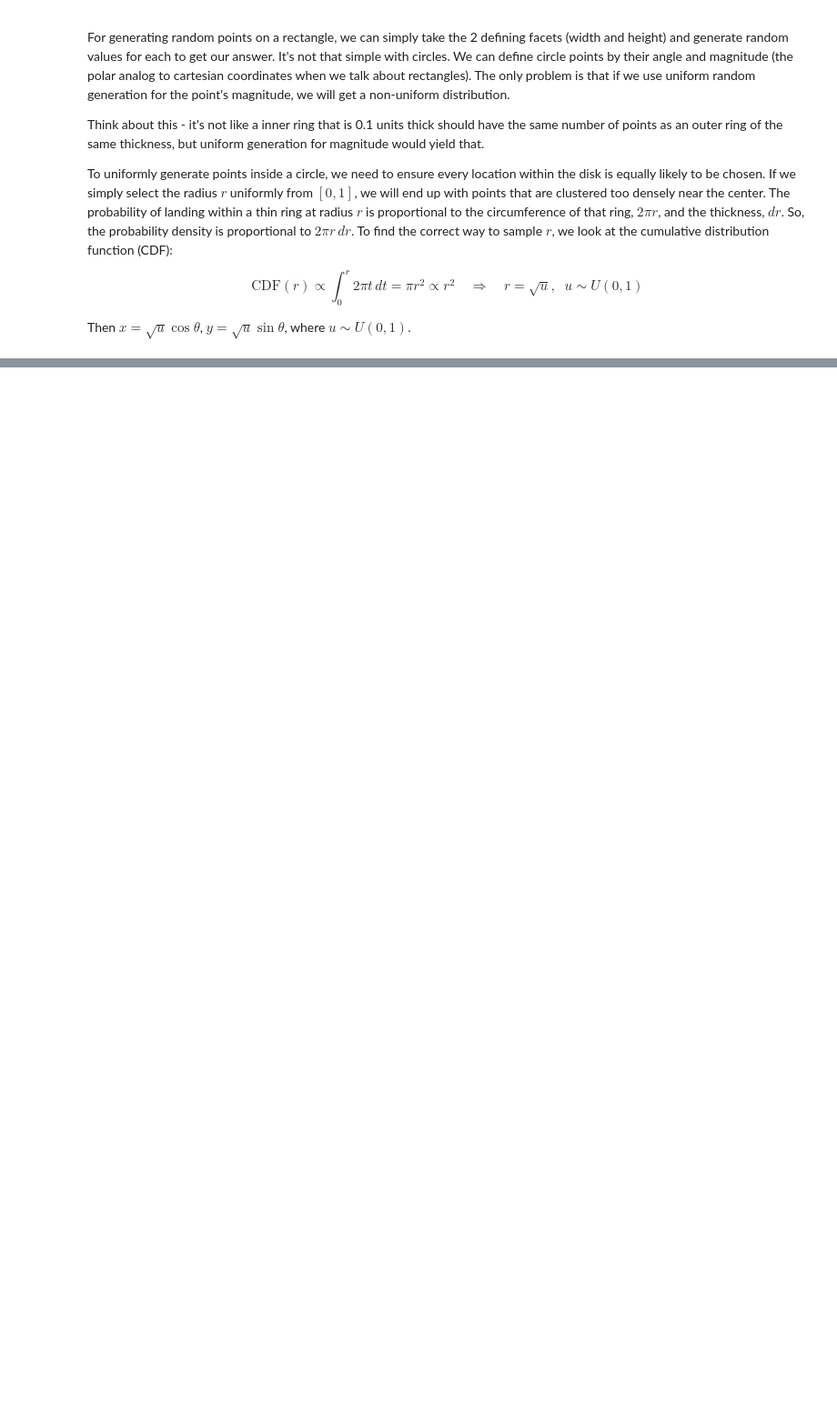
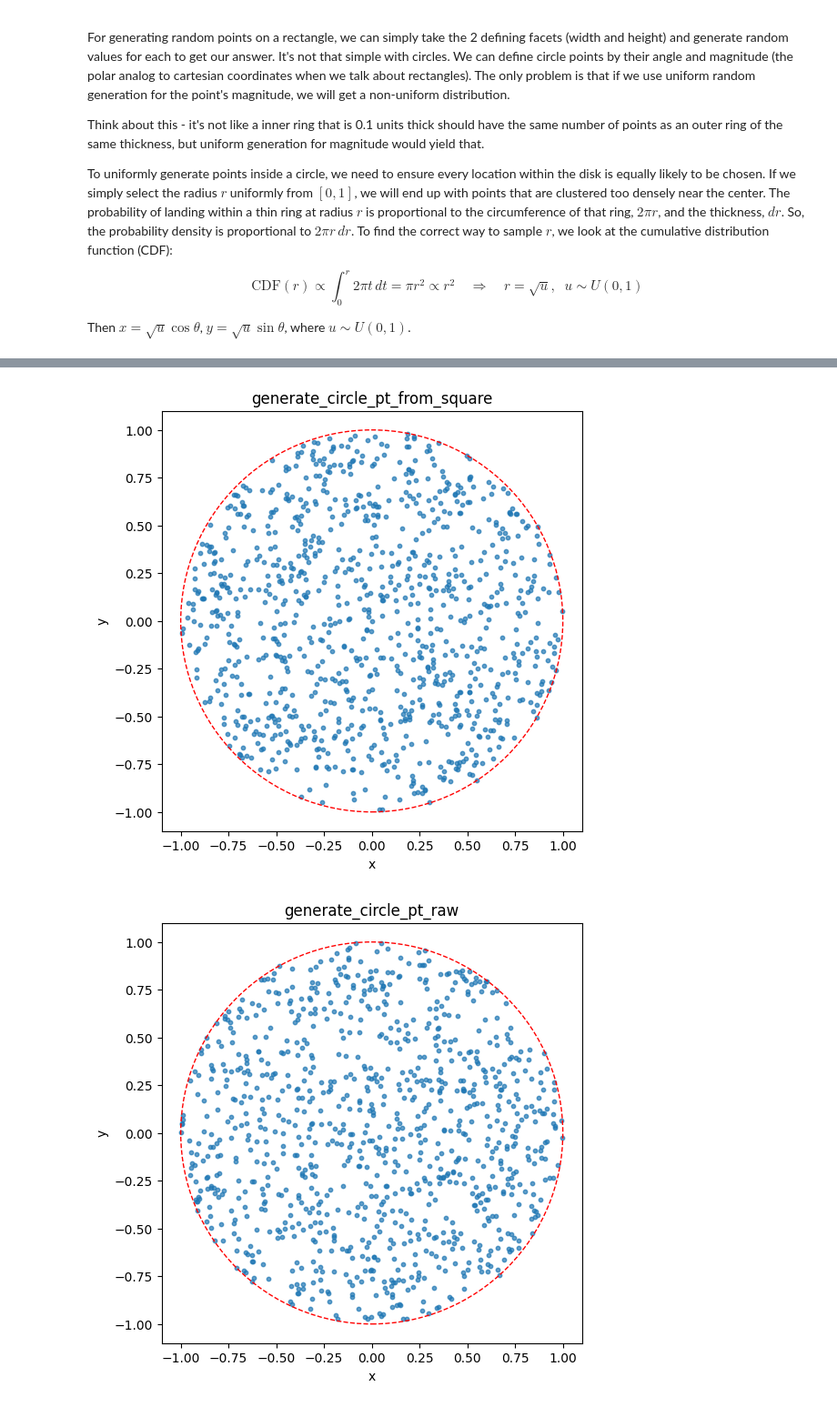
Before and after one commit to kathirmeyyappan/stupid-monte-carlo-sims, a Jupyter notebook: circle.ipynb, the cells around one changed output, grey strips where cells are left out. Shown at 91% size. Saved outputs shown, nothing was run; the diff lists cells and outputs as text; code cells hidden in the pictures; blank space fills up the shorter version.

Commit message:
monte carlo verification for circle gen

```diff
--- a/circle.ipynb
+++ b/circle.ipynb
@@ -41,18 +44,28 @@ def generate_circle_pt_raw():
 # %%
 import matplotlib.pyplot as plt
 
+def generate_points(gen_point_fn, n_points=1000):
+    return [gen_point_fn() for _ in range(n_points)]
+
 def plot_generated_points(gen_point_fn, n_points=1000):
-    points = [gen_point_fn() for _ in range(n_points)]
+    points = generate_points(gen_point_fn, n_points)
     xs, ys = zip(*points)
 
     plt.figure(figsize=(6,6))
     plt.scatter(xs, ys, s=10, alpha=0.7)
     plt.gca().set_aspect('equal')
     plt.title(gen_point_fn.__name__)
     plt.xlabel('x')
     plt.ylabel('y')
     plt.xlim(-1.1, 1.1)
     plt.ylim(-1.1, 1.1)
     circle = plt.Circle((0, 0), 1, color='r', fill=False, linestyle='--')
     plt.gca().add_artist(circle)
     plt.show()
+
+# As we can see, both of our solutions look pretty uniform.
+plot_generated_points(generate_circle_pt_from_square)
+plot_generated_points(generate_circle_pt_raw)
+# %% [output]
+[figure, added]
+[figure, added]
```
Also changed, not shown: parts of 6 cells of this notebook.
